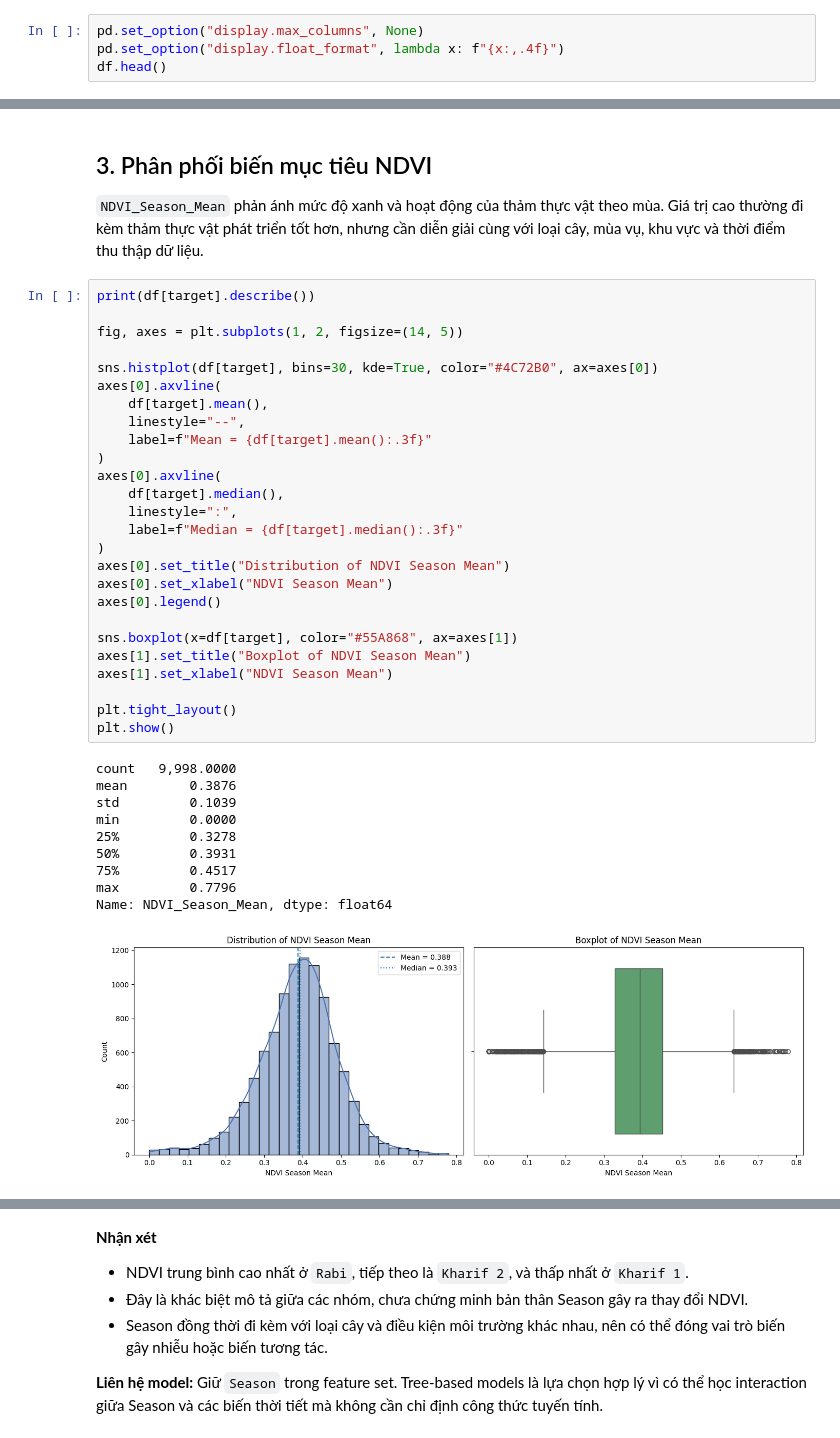
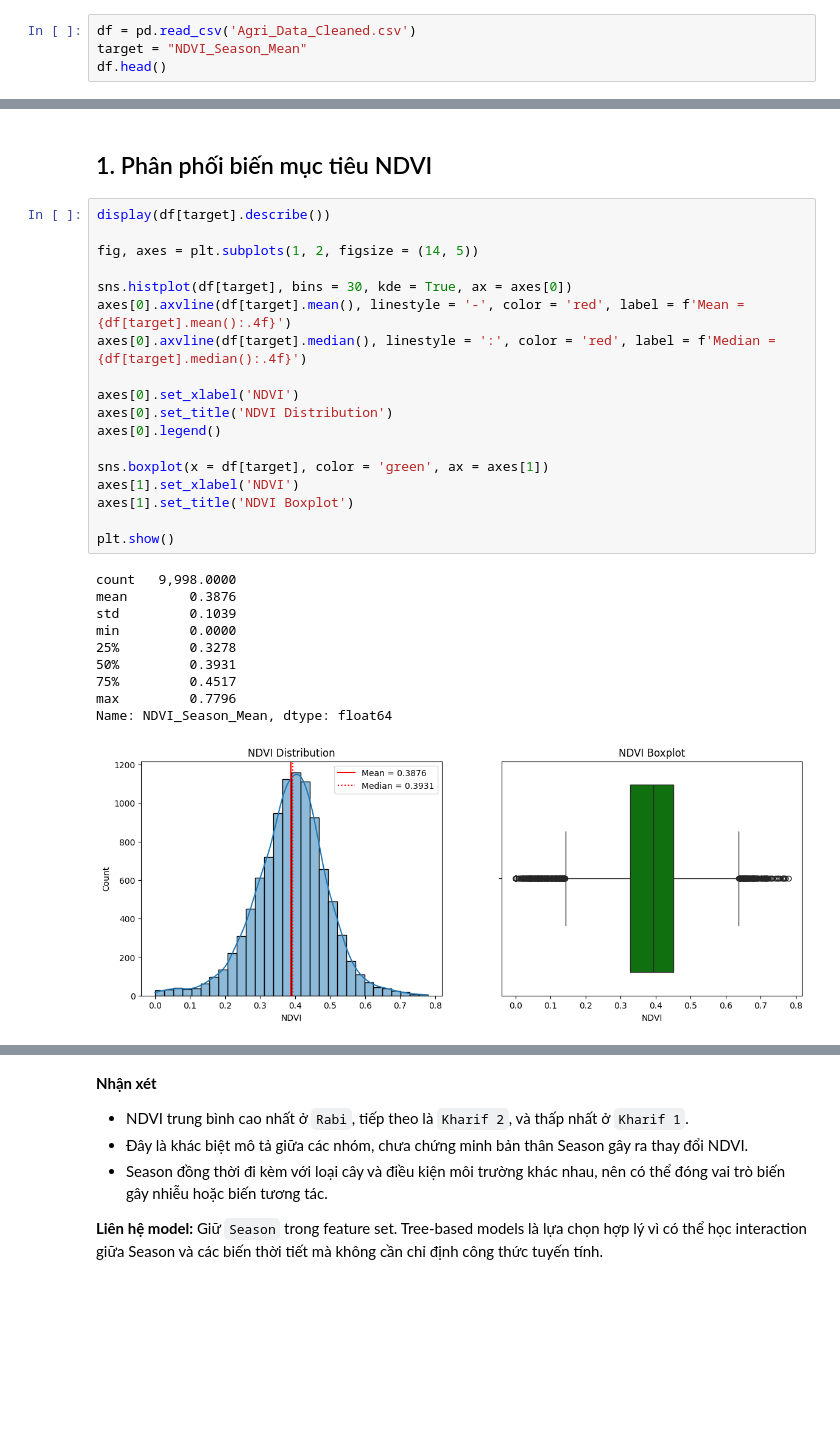
Before and after one commit to AKANEMO22/ADY201m---SU26, a Jupyter notebook: 3. EDA/EDA_Improved_Revised.ipynb, the cells around one changed output, grey strips where cells are left out. Cells and saved outputs as stored; diff of their text form; blank space fills up the shorter version.

```diff
--- a/3. EDA/EDA_Improved_Revised.ipynb
+++ b/3. EDA/EDA_Improved_Revised.ipynb
@@ -9,8 +10,8 @@ import plotly.express as px
 df = pd.read_csv('Agri_Data_Cleaned.csv')
 target = "NDVI_Season_Mean"
 # %%
-pd.set_option("display.max_columns", None)
-pd.set_option("display.float_format", lambda x: f"{x:,.4f}")
+df = pd.read_csv('Agri_Data_Cleaned.csv')
+target = "NDVI_Season_Mean"
 df.head()
 # %% [output]
 |  | AP_Ratio | District | Season | Avg_Humidity | Crop_Name | Transplant | Growth | NDVI_Season_Mean | EVI | ... |
@@ -28,42 +25,32 @@ Trong notebook này, mỗi kết quả EDA sẽ được liên hệ với một
 # %% [markdown]
-## 3. Phân phối biến mục tiêu NDVI
-
-`NDVI_Season_Mean` phản ánh mức độ xanh và hoạt động của thảm thực vật theo mùa. Giá trị cao thường đi kèm thảm thực vật phát triển tốt hơn, nhưng cần diễn giải cùng với loại cây, mùa vụ, khu vực và thời điểm thu thập dữ liệu.
+## 1. Phân phối biến mục tiêu NDVI
 # %%
-print(df[target].describe())
+display(df[target].describe())
 
-fig, axes = plt.subplots(1, 2, figsize=(14, 5))
+fig, axes = plt.subplots(1, 2, figsize = (14, 5))
 
-sns.histplot(df[target], bins=30, kde=True, color="#4C72B0", ax=axes[0])
-axes[0].axvline(
-    df[target].mean(),
-    linestyle="--",
-    label=f"Mean = {df[target].mean():.3f}"
-)
-axes[0].axvline(
-    df[target].median(),
-    linestyle=":",
-    label=f"Median = {df[target].median():.3f}"
-)
-axes[0].set_title("Distribution of NDVI Season Mean")
-axes[0].set_xlabel("NDVI Season Mean")
+sns.histplot(df[target], bins = 30, kde = True, ax = axes[0])
+axes[0].axvline(df[target].mean(), linestyle = '-', color = 'red', label = f'Mean = {df[target].mean():.4f}')
+axes[0].axvline(df[target].median(), linestyle = ':', color = 'red', label = f'Median = {df[target].median():.4f}')
+
+axes[0].set_xlabel('NDVI')
+axes[0].set_title('NDVI Distribution')
 axes[0].legend()
 
-sns.boxplot(x=df[target], color="#55A868", ax=axes[1])
-axes[1].set_title("Boxplot of NDVI Season Mean")
-axes[1].set_xlabel("NDVI Season Mean")
+sns.boxplot(x = df[target], color = 'green', ax = axes[1])
+axes[1].set_xlabel('NDVI')
+axes[1].set_title('NDVI Boxplot')
 
-plt.tight_layout()
 plt.show()
 # %% [output]
 count   9,998.0000
 mean        0.3876
 std         0.1039
 min         0.0000
 25%         0.3278
 50%         0.3931
 75%         0.4517
 max         0.7796
 Name: NDVI_Season_Mean, dtype: float64
-[figure, old version]
+[figure, new version]
 # %% [markdown]
```
Also changed, not shown: parts of 25 cells of this notebook.
